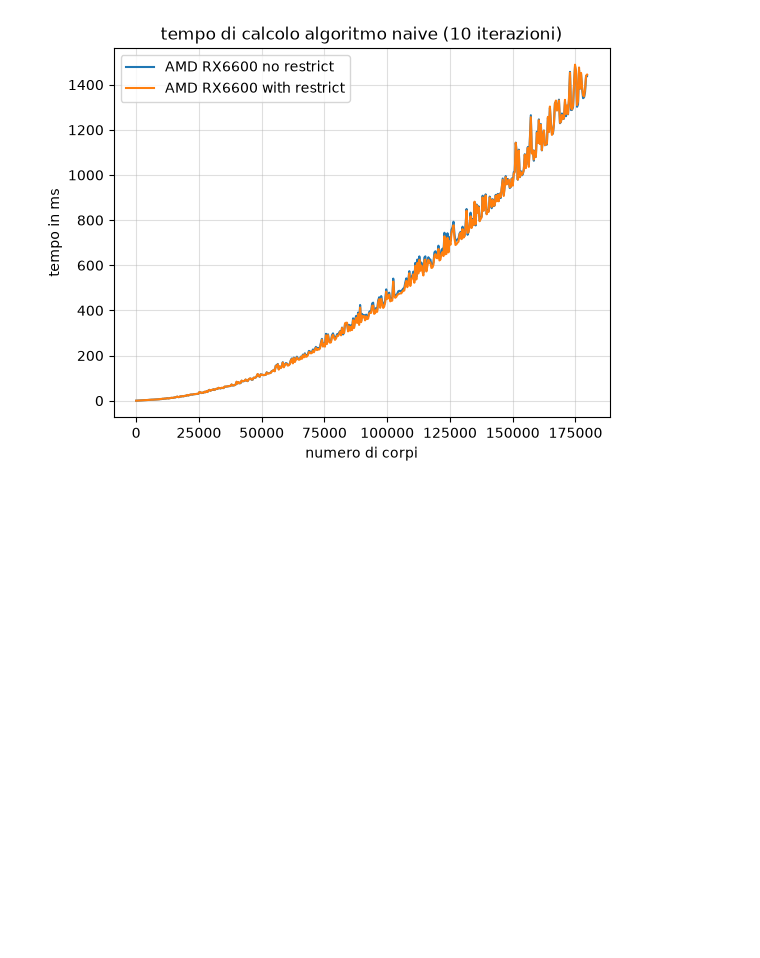
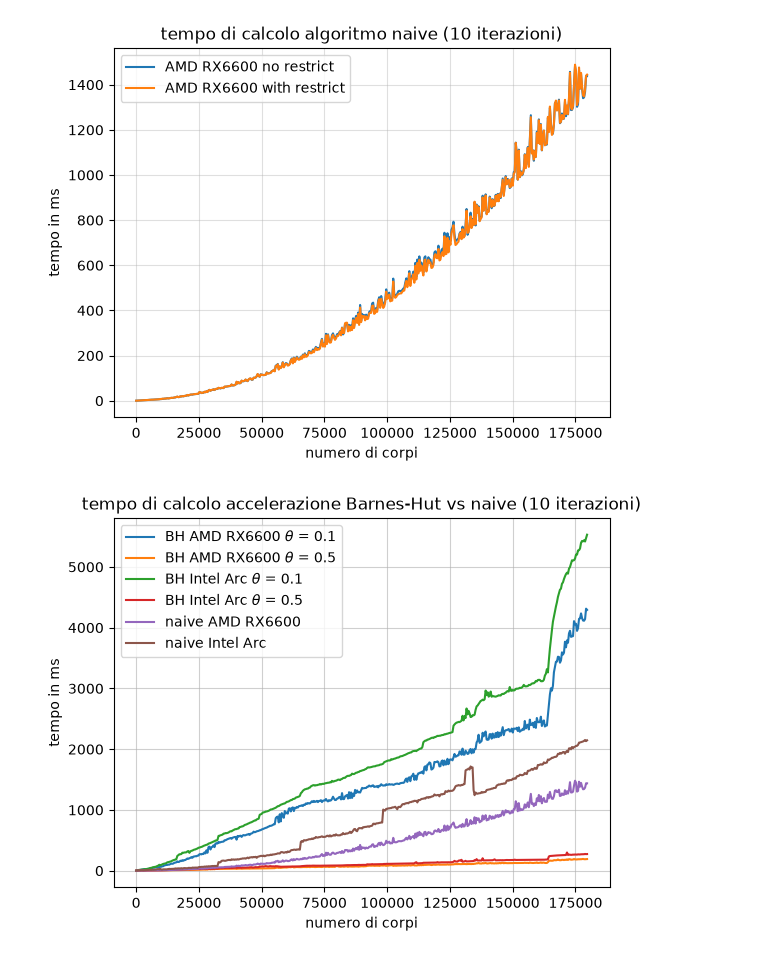
Before and after one commit to BoredDam/2d-gpu-n-body-sim, a Jupyter notebook: scripts/performance.ipynb, the cells around one changed output. Saved outputs shown, nothing was run; the diff lists cells and outputs as text; code cells hidden in the pictures; blank space fills up the shorter version.

```diff
--- a/scripts/performance.ipynb
+++ b/scripts/performance.ipynb
@@ -832,3 +812,86 @@ plt.savefig("./images/norestrict_vs_restrict_ms.pdf")
 plt.show()
 # %% [output]
 [figure]
+# %%
+import matplotlib.pyplot as plt
+import numpy as np
+import csv
+testname = "180ksweep_BH_rx6600_0_1"
+
+X = []
+Y = []
+with open(f"tests/{testname}/{testname}.csv", 'r') as csvfile:
+    reader = csv.reader(csvfile)
+    for d in reader:
+        X.append(int(d[8]))
+        Y.append(float(d[5]))
+plt.plot(X, Y)
+
+testname = "180ksweep_BH_rx6600_0_5"
+X = []
+Y = []
+with open(f"tests/{testname}/{testname}.csv", 'r') as csvfile:
+    reader = csv.reader(csvfile)
+    for d in reader:
+        X.append(int(d[8]))
+        Y.append(float(d[5]))
+plt.plot(X, Y)
+
+testname = "180ksweep_BH_intel_arc_0_1"
+X = []
+Y = []
+with open(f"tests/{testname}/{testname}.csv", 'r') as csvfile:
+    reader = csv.reader(csvfile)
+    for d in reader:
+        X.append(int(d[8]))
+        Y.append(float(d[5]))
+plt.plot(X, Y)
+
+testname = "180ksweep_BH_intel_arc_0_5"
+
+X = []
+Y = []
+with open(f"tests/{testname}/{testname}.csv", 'r') as csvfile:
+    reader = csv.reader(csvfile)
+    for d in reader:
+        X.append(int(d[8]))
+        Y.append(float(d[5]))
+plt.plot(X, Y)
+
+testname = "180ksweep_naive_rx6600"
+X = []
+Y = []
+with open(f"tests/{testname}/{testname}.csv", 'r') as csvfile:
+    reader = csv.reader(csvfile)
+    for d in reader:
+        X.append(int(d[3]))
+        Y.append(float(d[2]))
+
+plt.plot(X, Y)
+
+
+testname = "180ksweep_naive_integratalaptop"
+X = []
+Y = []
+with open(f"tests/{testname}/{testname}.csv", 'r') as csvfile:
+    reader = csv.reader(csvfile)
+    for d in reader:
+        X.append(int(d[3]))
+        Y.append(float(d[2]))
+plt.plot(X, Y)
+
+plt.grid(alpha=0.6)
+
+plt.xlabel("numero di corpi")
+plt.ylabel("tempo in ms")
+plt.title("tempo di calcolo accelerazione Barnes-Hut vs naive (10 iterazioni)")
+plt.legend([r"BH AMD RX6600 $\theta$ = 0.1",
+            r"BH AMD RX6600 $\theta$ = 0.5",
+            r"BH Intel Arc $\theta$ = 0.1",
+            r"BH Intel Arc $\theta$ = 0.5",
+            "naive AMD RX6600",
+            "naive Intel Arc"])
+plt.savefig("./images/bh_vs_naive_acc.pdf")
+plt.show()
+# %% [output]
+[figure, added]
```
Also changed, not shown: parts of 4 cells of this notebook.
